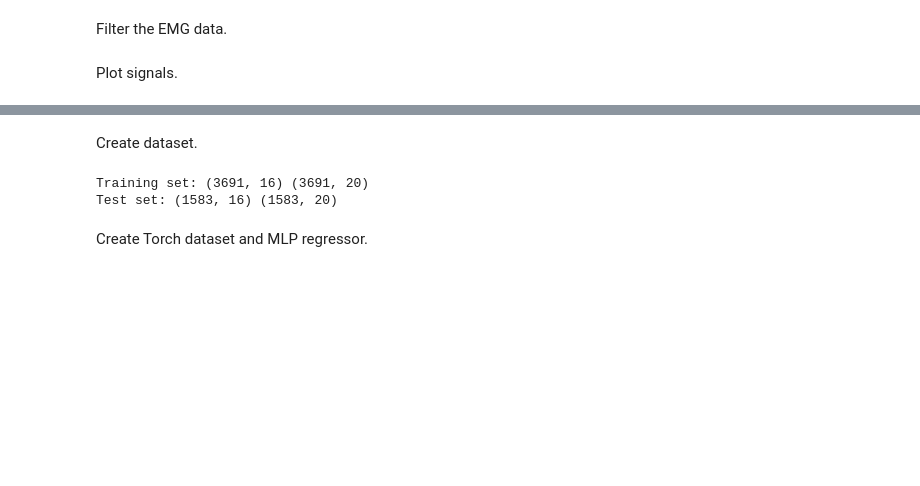
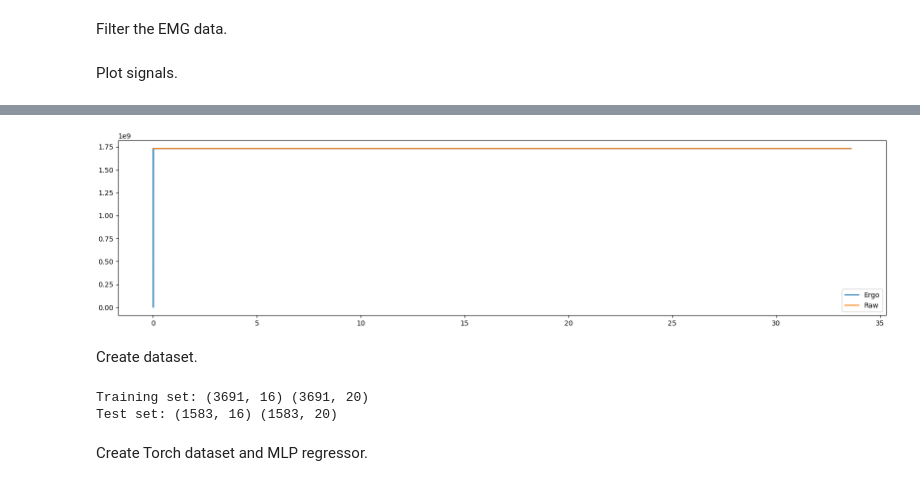
Before and after one commit to pulp-bio/biogui, a Jupyter notebook: scratch.ipynb, the cells around one changed output, grey strips where cells are left out. Drawn from its saved outputs; the diff is of its cells as text; code cells hidden in the pictures; blank space fills up the shorter version.

```diff
--- a/scratch.ipynb
+++ b/scratch.ipynb
@@ -77,3 +99,14 @@ np.float64(7.8)
+# %%
+%matplotlib widget
+
+fig, ax = plt.subplots(figsize=(16, 4), layout="constrained")
+ax.plot(tManus, tsErgo, label="Ergo")
+ax.plot(tManus, tsRaw, label="Raw")
+plt.legend()
+
+plt.show()
+# %% [output]
+[figure, added]
 # %% [markdown]
 Create dataset.
 # %%
```
Also changed, not shown: parts of 10 cells of this notebook, 1 other file.
